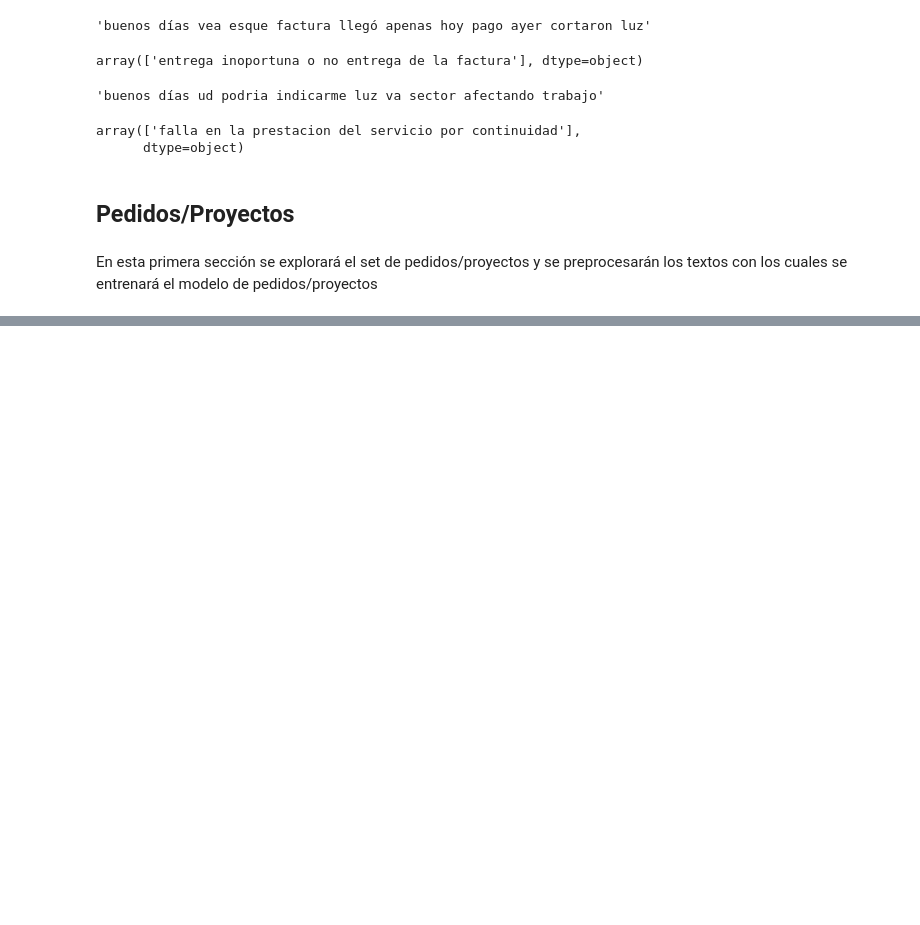
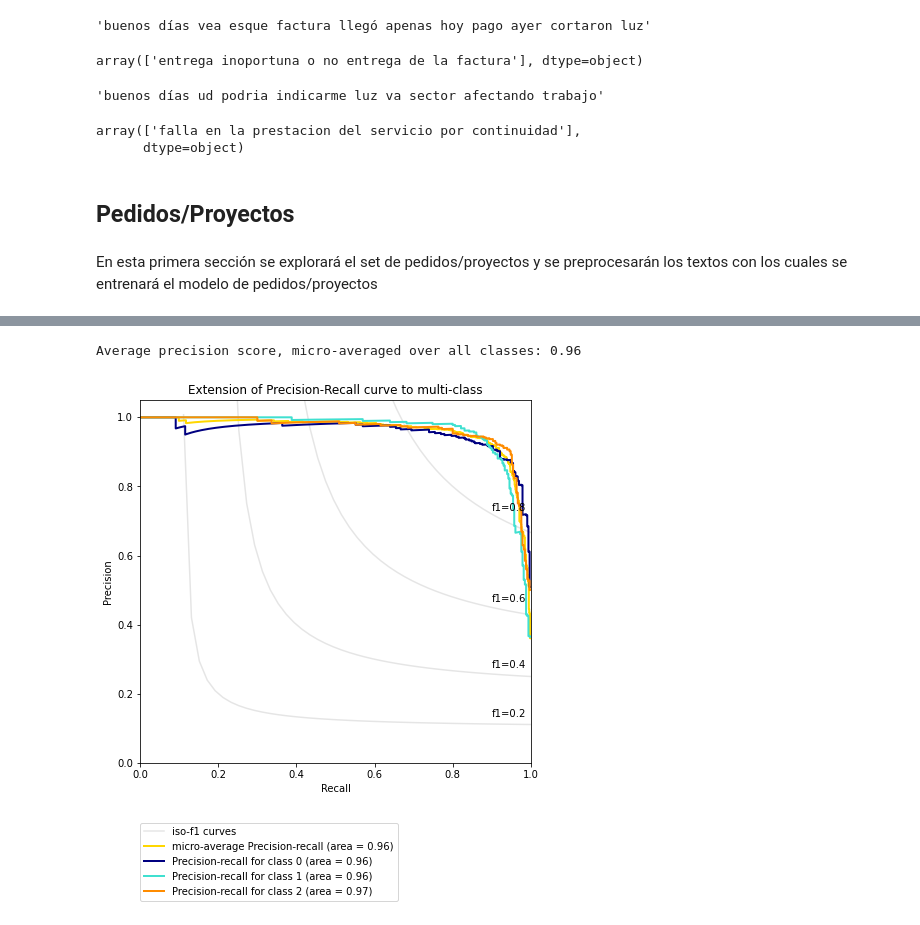
Before and after one commit to dl-jgallego/pqr, a Jupyter notebook: PQRnivel2.ipynb, the cells around one changed output, grey strips where cells are left out. Saved outputs shown, nothing was run; the diff lists cells and outputs as text; code cells hidden in the pictures; blank space fills up the shorter version.

```diff
--- a/PQRnivel2.ipynb
+++ b/PQRnivel2.ipynb
@@ -766,0 +870,74 @@ Name: tipo_solicitud_1, dtype: int64
+# %%
+x = TfidfVectorizer(max_df=0.90, min_df=10).fit_transform(a['OBSERVACION USUARIO'])
+x = TruncatedSVD(n_components=200).fit_transform(x)
+
+y = label_binarize(a['tipo_sol_1_int'], classes=[0,1,2])
+n_classes = 3
+
+# shuffle and split training and test sets
+x_train, x_test, y_train, y_test =\
+    train_test_split(x, y, test_size=0.33, random_state=0, stratify=y)
+
+# ROC y AUC solo sirven en espacios de clasificacion binarios, por esta razon se
+# entrena un clasificador binario uno vs todos
+clf = OneVsRestClassifier(LinearSVC(C=10, random_state=1022021, max_iter=2000))
+#clf = OneVsRestClassifier(SVC(C=10, kernel='rbf', random_state=10022021, max_iter=5000))
+y_score = clf.fit(x_train, y_train).decision_function(x_test)
+
+# For each class
+precision = dict()
+recall = dict()
+average_precision = dict()
+for i in range(n_classes):
+    precision[i], recall[i], _ = precision_recall_curve(y_test[:, i],
+                                                        y_score[:, i])
+    average_precision[i] = average_precision_score(y_test[:, i], y_score[:, i])
+
+# A "micro-average": quantifying score on all classes jointly
+precision["micro"], recall["micro"], _ = precision_recall_curve(y_test.ravel(),
+    y_score.ravel())
+average_precision["micro"] = average_precision_score(y_test, y_score,
+                                                     average="micro")
+print('Average precision score, micro-averaged over all classes: {0:0.2f}'
+      .format(average_precision["micro"]))
+
+# setup plot details
+colors = cycle(['navy', 'turquoise', 'darkorange', 'cornflowerblue', 'teal'])
+
+plt.figure(figsize=(7, 8))
+f_scores = np.linspace(0.2, 0.8, num=4)
+lines = []
+labels = []
+for f_score in f_scores:
+    x = np.linspace(0.01, 1)
+    y = f_score * x / (2 * x - f_score)
+    l, = plt.plot(x[y >= 0], y[y >= 0], color='gray', alpha=0.2)
+    plt.annotate('f1={0:0.1f}'.format(f_score), xy=(0.9, y[45] + 0.02))
+
+lines.append(l)
+labels.append('iso-f1 curves')
+l, = plt.plot(recall["micro"], precision["micro"], color='gold', lw=2)
+lines.append(l)
+labels.append('micro-average Precision-recall (area = {0:0.2f})'
+              ''.format(average_precision["micro"]))
+
+for i, color in zip(range(n_classes), colors):
+    l, = plt.plot(recall[i], precision[i], color=color, lw=2)
+    lines.append(l)
+    labels.append('Precision-recall for class {0} (area = {1:0.2f})'
+                  ''.format(i, average_precision[i]))
+
+fig = plt.gcf()
+fig.subplots_adjust(bottom=0.25)
+plt.xlim([0.0, 1.0])
+plt.ylim([0.0, 1.05])
+plt.xlabel('Recall')
+plt.ylabel('Precision')
+plt.title('Extension of Precision-Recall curve to multi-class')
+plt.legend(lines, labels, loc=(0, -.38), prop=dict(size=10))
+
+
+plt.show()
+# %% [output]
+Average precision score, micro-averaged over all classes: 0.96
+[figure, added]
```
Also changed, not shown: parts of 17 cells of this notebook.
